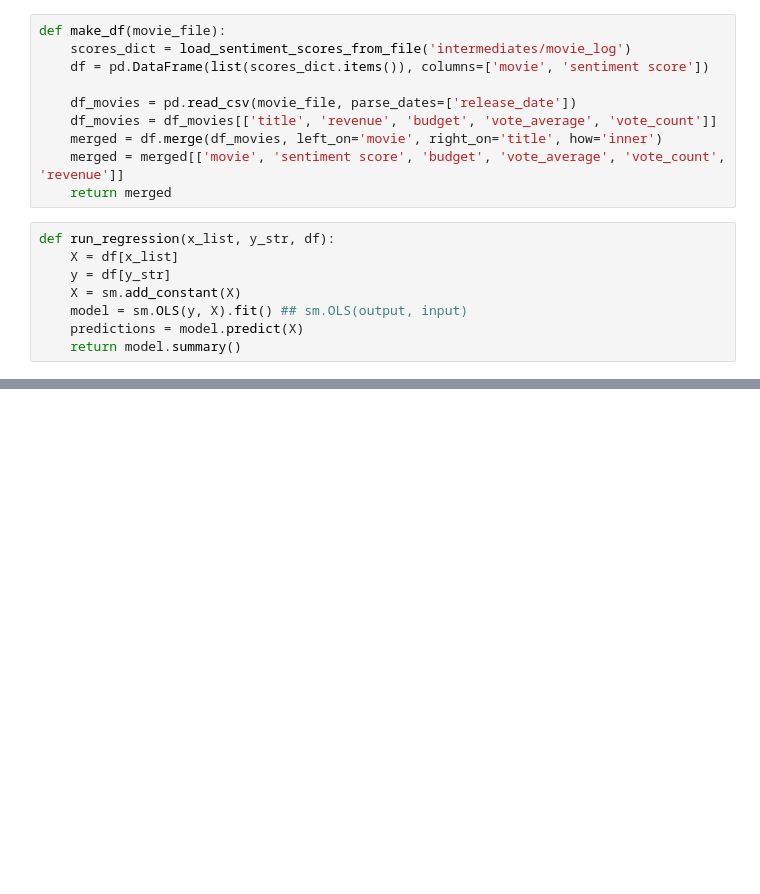
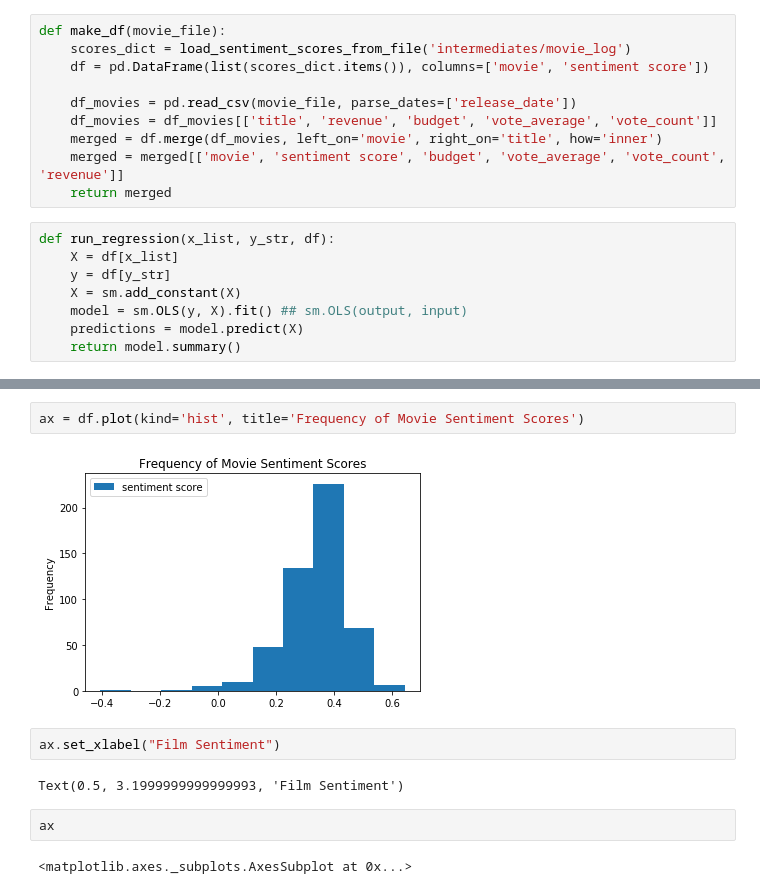
Before and after one commit to j-lei/375, a Jupyter notebook: Regression.ipynb, the cells around one changed output, grey strips where cells are left out. Saved outputs shown, nothing was run; the diff lists cells and outputs as text; blank space fills up the shorter version.

```diff
--- a/Regression.ipynb
+++ b/Regression.ipynb
@@ -65,0 +101,12 @@ strong multicollinearity or other numerical problems.
+# %%
+ax = df.plot(kind='hist', title='Frequency of Movie Sentiment Scores')
+# %% [output]
+[figure, added]
+# %%
+ax.set_xlabel("Film Sentiment")
+# %% [output]
+Text(0.5, 3.1999999999999993, 'Film Sentiment')
+# %%
+ax
+# %% [output]
+<matplotlib.axes._subplots.AxesSubplot at 0x...>
```
Also changed, not shown: parts of 6 cells of this notebook, 1 other file.
